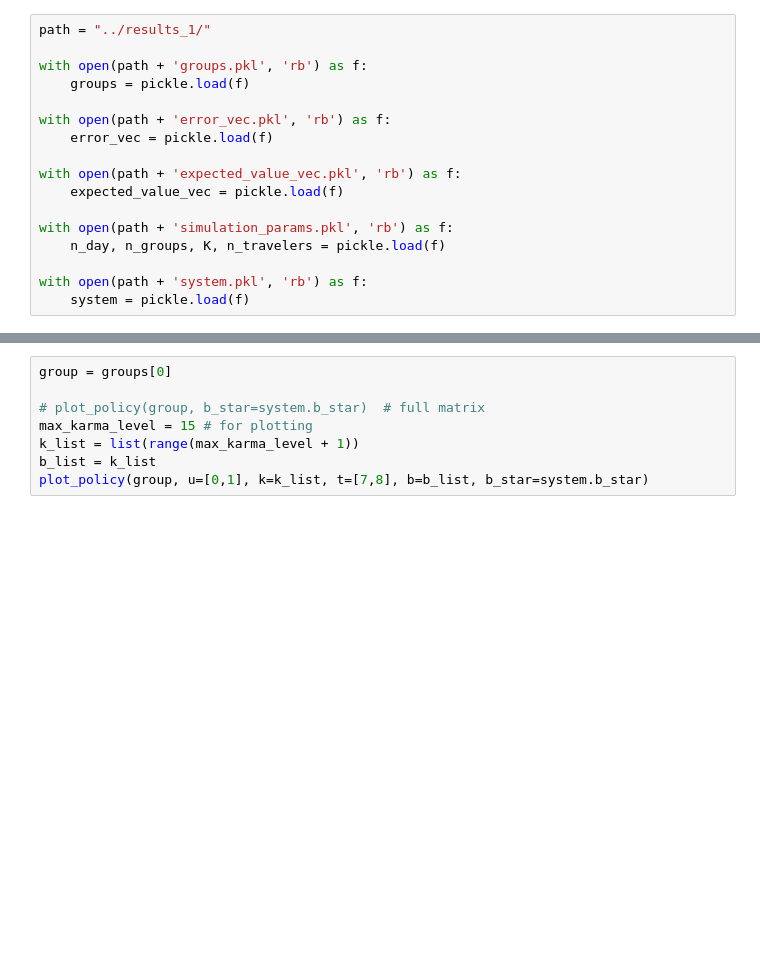
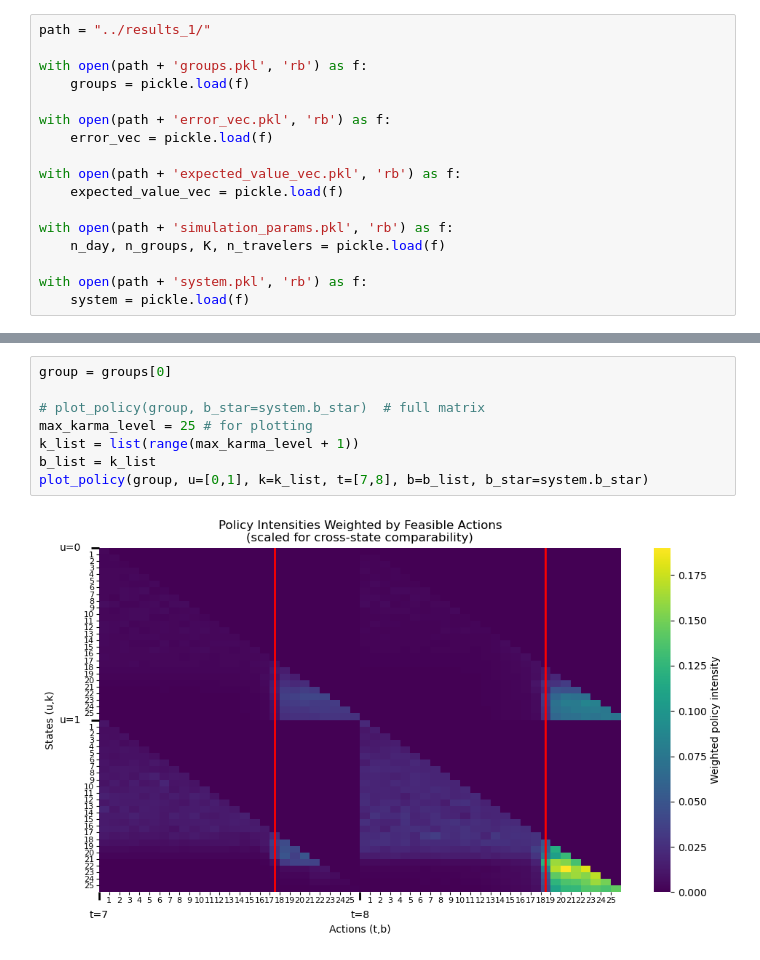
Before and after one commit to mmagnin-hub/CARMA-Congestion_Railway, a Jupyter notebook: 0-Simulation/figure.ipynb, the cells around one changed output, grey strips where cells are left out. Drawn from its saved outputs; the diff is of its cells as text; blank space fills up the shorter version.

Commit message:
interactive policy plot

```diff
--- a/0-Simulation/figure.ipynb
+++ b/0-Simulation/figure.ipynb
@@ -33,10 +37,12 @@ plot_policy(groups[0], b_star=system.b_star)
 # %%
 group = groups[0]
 
 # plot_policy(group, b_star=system.b_star)  # full matrix
-max_karma_level = 15 # for plotting
+max_karma_level = 25 # for plotting
 k_list = list(range(max_karma_level + 1))
 b_list = k_list
 plot_policy(group, u=[0,1], k=k_list, t=[7,8], b=b_list, b_star=system.b_star)
+# %% [output]
+[figure, added]
 # %%
 plot_transition_matrix(group, u=0, k=[2], t=1, b=[0,1,2,3,4], b_star=system.b_star, window_size=10)
```
Also changed, not shown: parts of 11 cells of this notebook, 4 other files.
